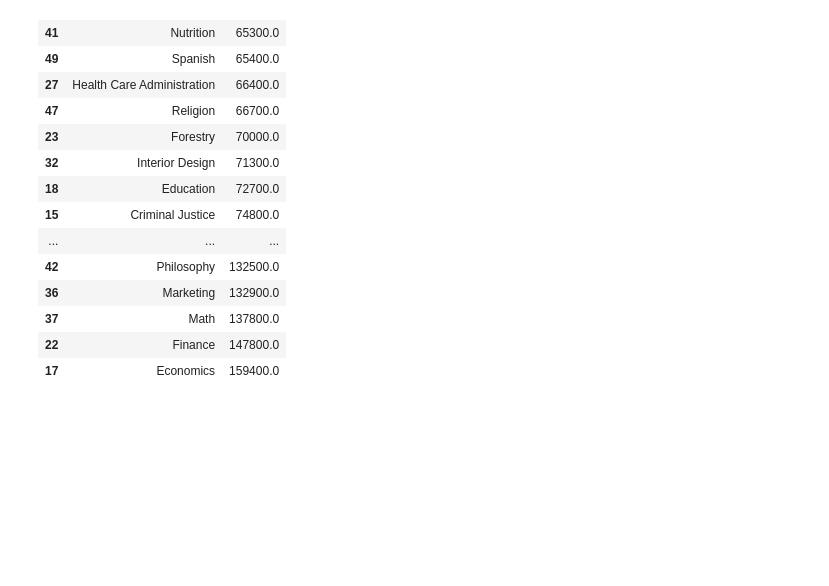
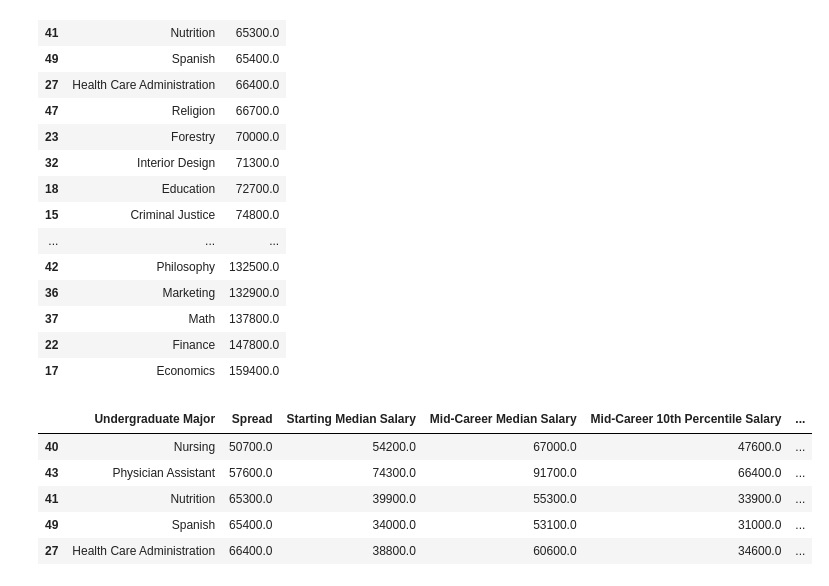
Before and after one commit to nico-Zero/Python, a Jupyter notebook: New_Shit__/Angela_Yu__/Day_71_pandas/main.ipynb, the cells around one changed output. Drawn from its saved outputs; the diff is of its cells as text; code cells hidden in the pictures; blank space fills up the shorter version.

```diff
--- a/New_Shit__/Angela_Yu__/Day_71_pandas/main.ipynb
+++ b/New_Shit__/Angela_Yu__/Day_71_pandas/main.ipynb
@@ -155,3 +155,12 @@ clened_df.sort_values("Spread")[["Undergraduate Major","Spread"]]
 | 37 | Math | 137800.0 |
 | 22 | Finance | 147800.0 |
 | 17 | Economics | 159400.0 |
+# %%
+clened_df.sort_values('Spread').head()
+# %% [output]
+|  | Undergraduate Major | Spread | Starting Median Salary | Mid-Career Median Salary | Mid-Career 10th Percentile Salary | ... |
+| 40 | Nursing | 50700.0 | 54200.0 | 67000.0 | 47600.0 | ... |
+| 43 | Physician Assistant | 57600.0 | 74300.0 | 91700.0 | 66400.0 | ... |
+| 41 | Nutrition | 65300.0 | 39900.0 | 55300.0 | 33900.0 | ... |
+| 49 | Spanish | 65400.0 | 34000.0 | 53100.0 | 31000.0 | ... |
+| 27 | Health Care Administration | 66400.0 | 38800.0 | 60600.0 | 34600.0 | ... |
```
Also changed, not shown: parts of 4 cells of this notebook.
